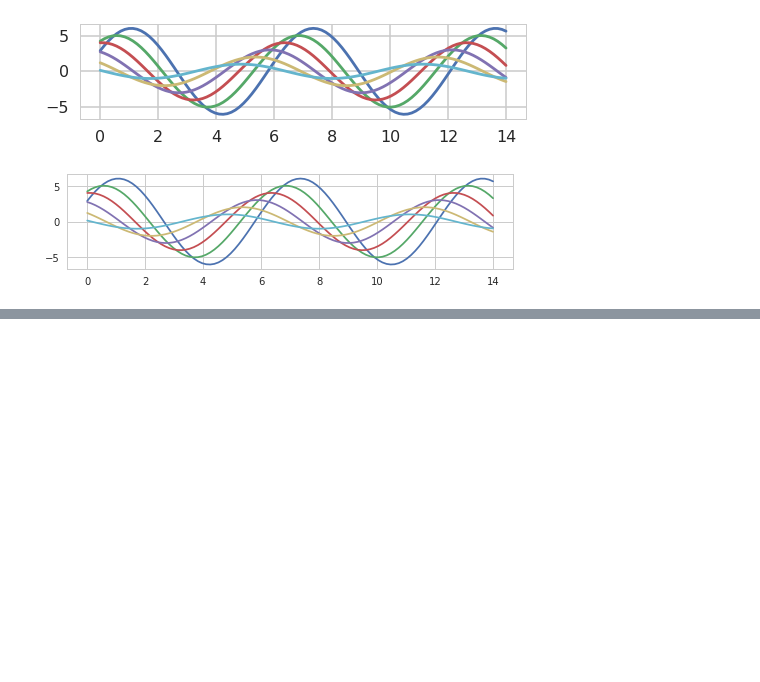
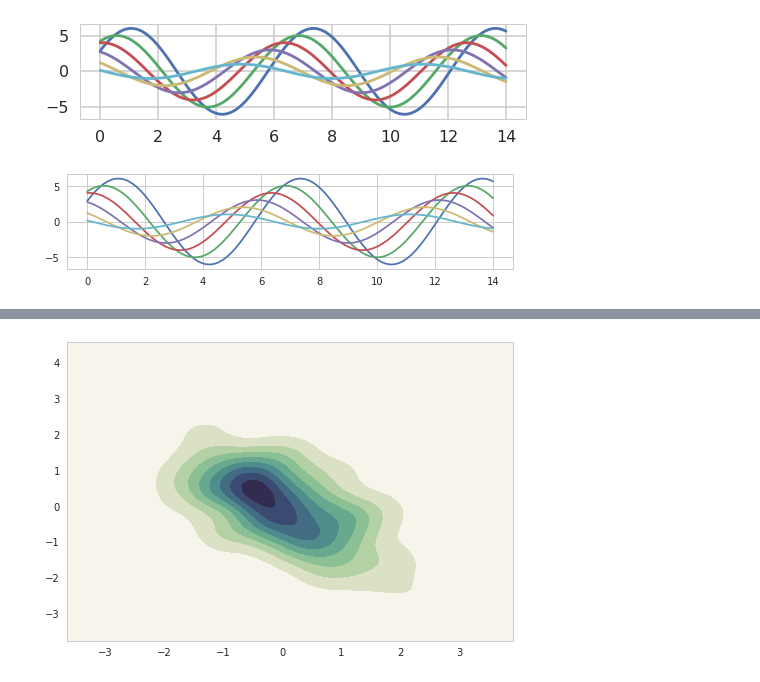
Before and after one commit to hyzhak/seaborn-experiments, a Jupyter notebook: main.ipynb, the cells around one changed output, grey strips where cells are left out. Cells and saved outputs as stored; diff of their text form; code cells hidden in the pictures; blank space fills up the shorter version.

```diff
--- a/main.ipynb
+++ b/main.ipynb
@@ -105,0 +110,6 @@ sinplot()
+# %%
+x, y = np.random.multivariate_normal([0, 0], [[1, -.5], [-.5, 1]], size=300).T
+cmap = sns.cubehelix_palette(light=1, start=.5, rot=-.75, as_cmap=True)
+ax = sns.kdeplot(x, y, cmap=cmap, shade=True)
+# %% [output]
+[figure, added]
```
Also changed, not shown: parts of 3 cells of this notebook.
